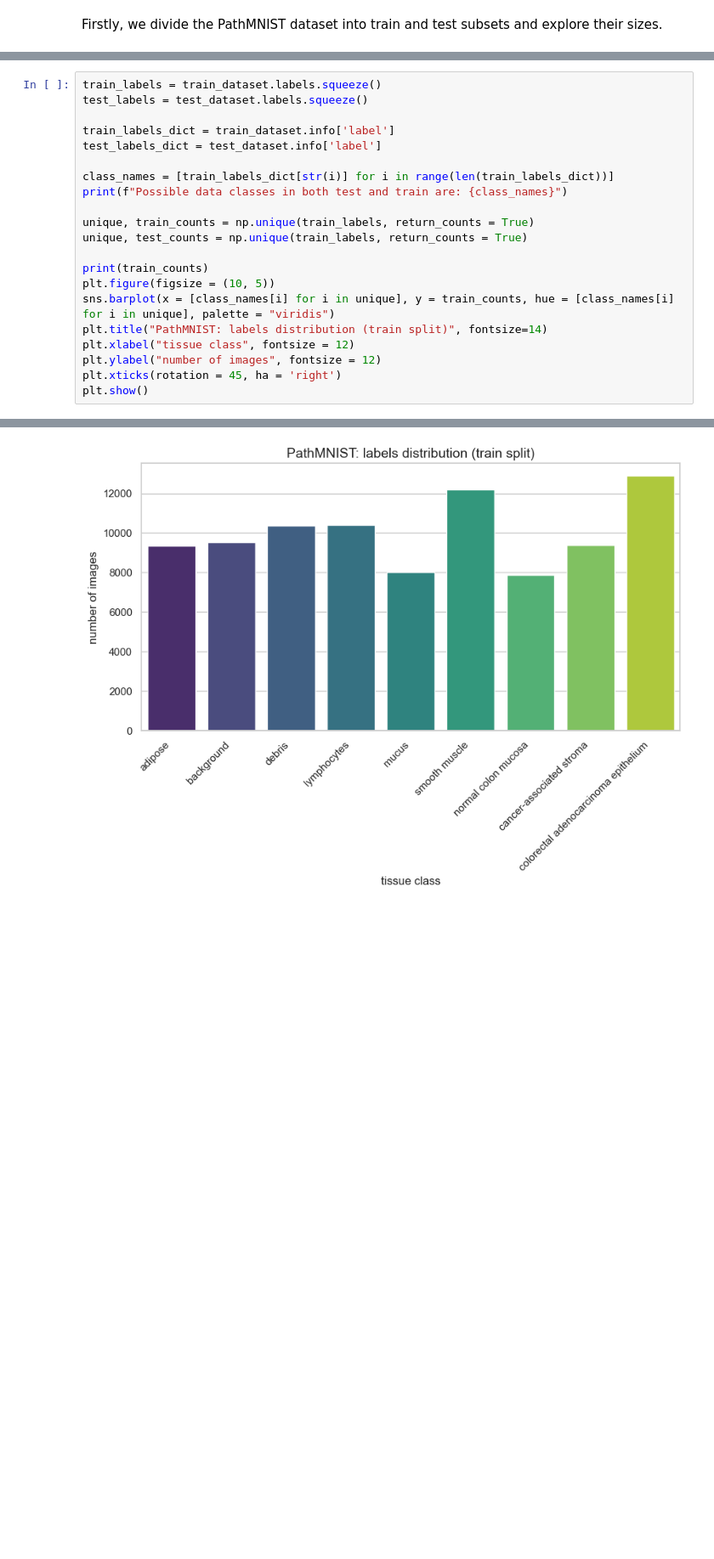
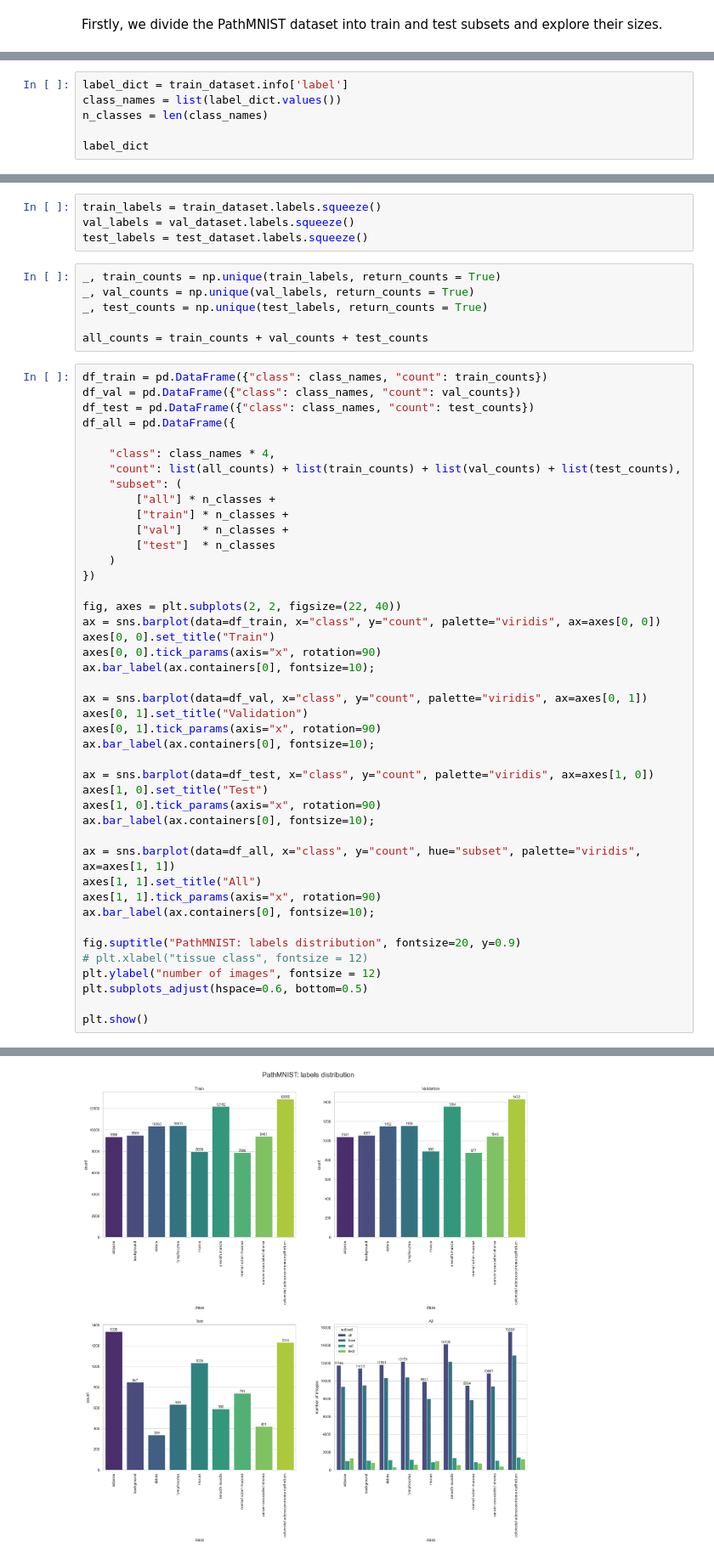
Before and after one commit to ahryncyszyn/ColorectalCancerClassification, a Jupyter notebook: data_exploration.ipynb, the cells around one changed output, grey strips where cells are left out. Shown at 85% size. Cells and saved outputs as stored; diff of their text form; blank space fills up the shorter version.

Commit message:
Forgotten data_exploration update

```diff
--- a/data_exploration.ipynb
+++ b/data_exploration.ipynb
@@ -25,0 +71,6 @@ Loaded 89996 training images and 7180 of shape (28, 28, 3)
+# %%
+label_dict = train_dataset.info['label']
+class_names = list(label_dict.values())
+n_classes = len(class_names)
+
+label_dict
@@ -28,22 +90,54 @@ Then, we explore possible labels in our data and their frequency.
+# %%
+train_labels = train_dataset.labels.squeeze()
+val_labels = val_dataset.labels.squeeze()
+test_labels = test_dataset.labels.squeeze()
+# %%
+_, train_counts = np.unique(train_labels, return_counts = True)
+_, val_counts = np.unique(val_labels, return_counts = True)
+_, test_counts = np.unique(test_labels, return_counts = True)
+
+all_counts = train_counts + val_counts + test_counts
 # %%
-train_labels = train_dataset.labels.squeeze()
-test_labels = test_dataset.labels.squeeze()
+df_train = pd.DataFrame({"class": class_names, "count": train_counts})
+df_val = pd.DataFrame({"class": class_names, "count": val_counts})
+df_test = pd.DataFrame({"class": class_names, "count": test_counts})
+df_all = pd.DataFrame({
 
-train_labels_dict = train_dataset.info['label']
-test_labels_dict = test_dataset.info['label']
+    "class": class_names * 4,
+    "count": list(all_counts) + list(train_counts) + list(val_counts) + list(test_counts),
+    "subset": (
+        ["all"] * n_classes +
+        ["train"] * n_classes +
+        ["val"]   * n_classes +
+        ["test"]  * n_classes
+    )
+})
 
-class_names = [train_labels_dict[str(i)] for i in range(len(train_labels_dict))]
-print(f"Possible data classes in both test and train are: {class_names}")
+fig, axes = plt.subplots(2, 2, figsize=(22, 40))
+ax = sns.barplot(data=df_train, x="class", y="count", palette="viridis", ax=axes[0, 0])
+axes[0, 0].set_title("Train")
+axes[0, 0].tick_params(axis="x", rotation=90)
+ax.bar_label(ax.containers[0], fontsize=10);
 
-unique, train_counts = np.unique(train_labels, return_counts = True)
-unique, test_counts = np.unique(train_labels, return_counts = True)
+ax = sns.barplot(data=df_val, x="class", y="count", palette="viridis", ax=axes[0, 1])
+axes[0, 1].set_title("Validation")
+axes[0, 1].tick_params(axis="x", rotation=90)
+ax.bar_label(ax.containers[0], fontsize=10);
 
-print(train_counts)
-plt.figure(figsize = (10, 5))
-sns.barplot(x = [class_names[i] for i in unique], y = train_counts, hue = [class_names[i] for i in unique], palette = "viridis")
-plt.title("PathMNIST: labels distribution (train split)", fontsize=14)
-plt.xlabel("tissue class", fontsize = 12)
+ax = sns.barplot(data=df_test, x="class", y="count", palette="viridis", ax=axes[1, 0])
+axes[1, 0].set_title("Test")
+axes[1, 0].tick_params(axis="x", rotation=90)
+ax.bar_label(ax.containers[0], fontsize=10);
+
+ax = sns.barplot(data=df_all, x="class", y="count", hue="subset", palette="viridis", ax=axes[1, 1])
+axes[1, 1].set_title("All")
+axes[1, 1].tick_params(axis="x", rotation=90)
+ax.bar_label(ax.containers[0], fontsize=10);
+
+fig.suptitle("PathMNIST: labels distribution", fontsize=20, y=0.9)
+# plt.xlabel("tissue class", fontsize = 12)
 plt.ylabel("number of images", fontsize = 12)
-plt.xticks(rotation = 45, ha = 'right')
+plt.subplots_adjust(hspace=0.6, bottom=0.5)
+
 plt.show()
 # %% [output]
@@ -52 +144 @@ Possible data classes in both test and train are: ['adipose', 'background', 'deb
-[figure, old version]
+[figure, new version]
```
Also changed, not shown: parts of 23 cells of this notebook.
